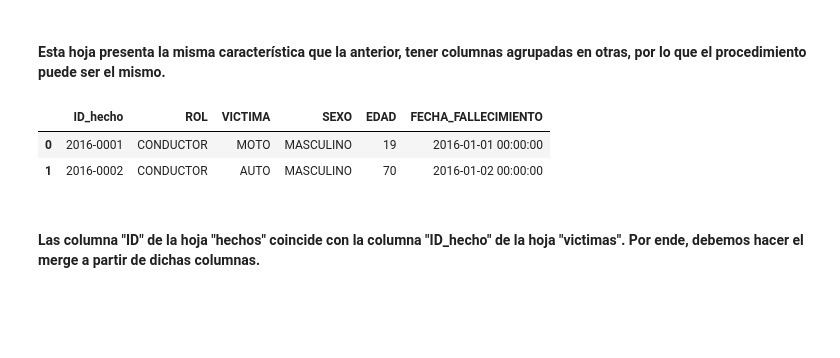
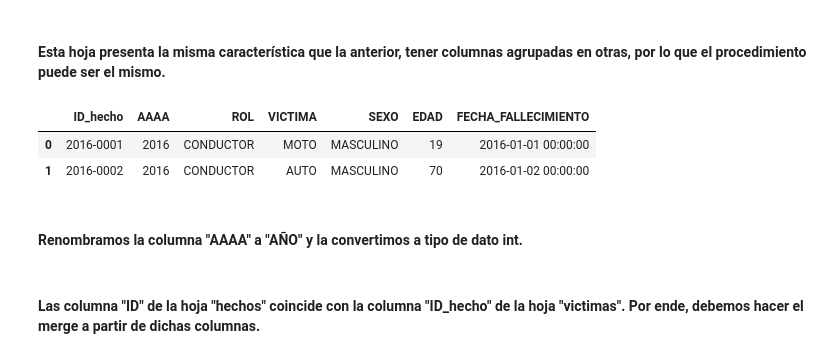
Before and after one commit to HansDeveloper01/HENRY_Sinientros_Viales_DA, a Jupyter notebook: 2 ETL.ipynb, the cells around one changed output. Saved outputs shown, nothing was run; the diff lists cells and outputs as text; code cells hidden in the pictures; blank space fills up the shorter version.

```diff
--- a/2 ETL.ipynb
+++ b/2 ETL.ipynb
@@ -86,9 +89,11 @@ df_victimas.head(2)
 # %% [markdown]
 #### Esta hoja presenta la misma característica que la anterior, tener columnas agrupadas en otras, por lo que el procedimiento puede ser el mismo.
 # %%
-df_victimas = df_victimas.drop(columns=["AAAA", "MM", "DD", "FECHA"])
+df_victimas = df_victimas.drop(columns=["MM", "DD", "FECHA"])
 df_victimas.head(2)
 # %% [output]
-|  | ID_hecho | ROL | VICTIMA | SEXO | EDAD | FECHA_FALLECIMIENTO |
-| 0 | 2016-0001 | CONDUCTOR | MOTO | MASCULINO | 19 | 2016-01-01 00:00:00 |
-| 1 | 2016-0002 | CONDUCTOR | AUTO | MASCULINO | 70 | 2016-01-02 00:00:00 |
+|  | ID_hecho | AAAA | ROL | VICTIMA | SEXO | EDAD | FECHA_FALLECIMIENTO |
+| 0 | 2016-0001 | 2016 | CONDUCTOR | MOTO | MASCULINO | 19 | 2016-01-01 00:00:00 |
+| 1 | 2016-0002 | 2016 | CONDUCTOR | AUTO | MASCULINO | 70 | 2016-01-02 00:00:00 |
+# %% [markdown]
+#### Renombramos la columna "AAAA" a "AÑO" y la convertimos a tipo de dato int.
```
Also changed, not shown: parts of 60 cells of this notebook, 22 other files.
